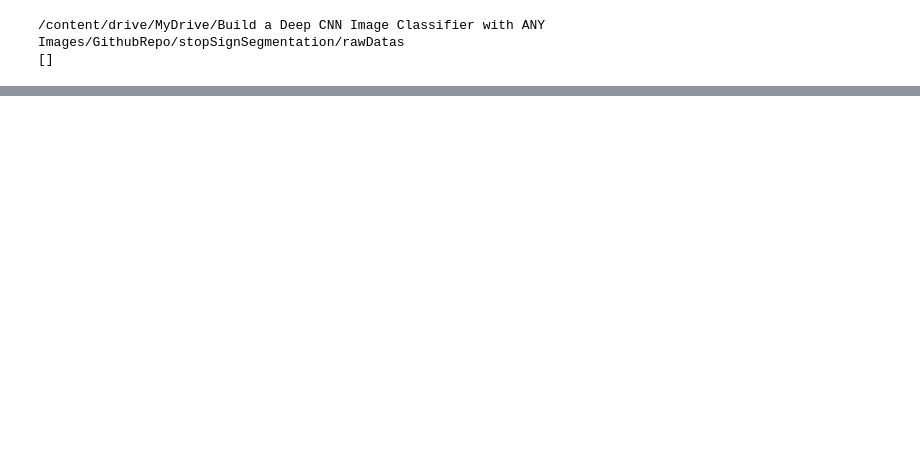
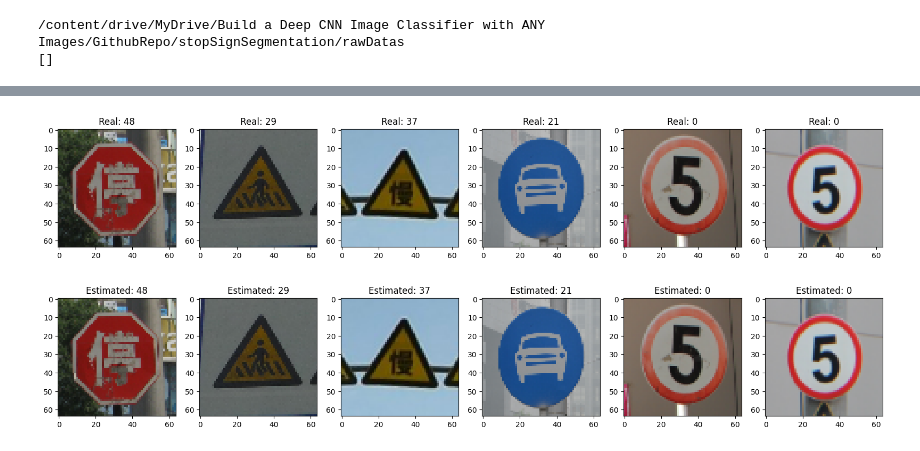
Before and after one commit to mrmalekjan/StopSignClassification, a Jupyter notebook: preprocessing.ipynb, the cells around one changed output, grey strips where cells are left out. Cells and saved outputs as stored; diff of their text form; code cells hidden in the pictures; blank space fills up the shorter version.

```diff
--- a/preprocessing.ipynb
+++ b/preprocessing.ipynb
@@ -59,0 +176,14 @@ validation_datas=datas.skip(train_size + test_size).take(validation_size)
+# %%
+test_batch=datas_iterator.next()
+fig, ax=plt.subplots(ncols=6, figsize=(20,20))
+#fig.suptitle('y')
+for idx, img in enumerate(test_batch[0][0:6]*255):
+  ax[idx].imshow(img.astype(int))
+  ax[idx].title.set_text(f'Real: {test_batch[1][idx]}')
+
+test_batch_yhat=np.argmax(model.predict(test_batch[0]), axis=1)
+fig2, ax2=plt.subplots(ncols=6, figsize=(20,20))
+for idx, img in enumerate(test_batch[0][0:6]*255):
+  ax2[idx].imshow(img.astype(int))
+  ax2[idx].title.set_text(f'Estimated: {test_batch_yhat[idx]}')
+# %% [output]
@@ -59,0 +191,2 @@ validation_datas=datas.skip(train_size + test_size).take(validation_size)
+[figure, added]
+[figure, added]
```
Also changed, not shown: parts of 12 cells of this notebook, 1 other file.
